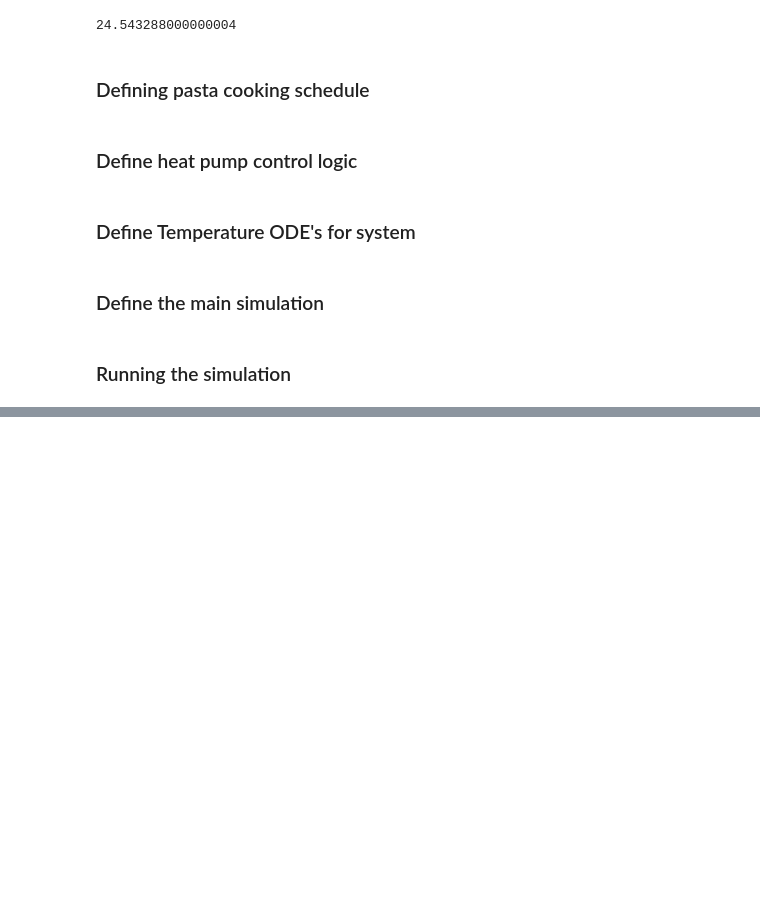
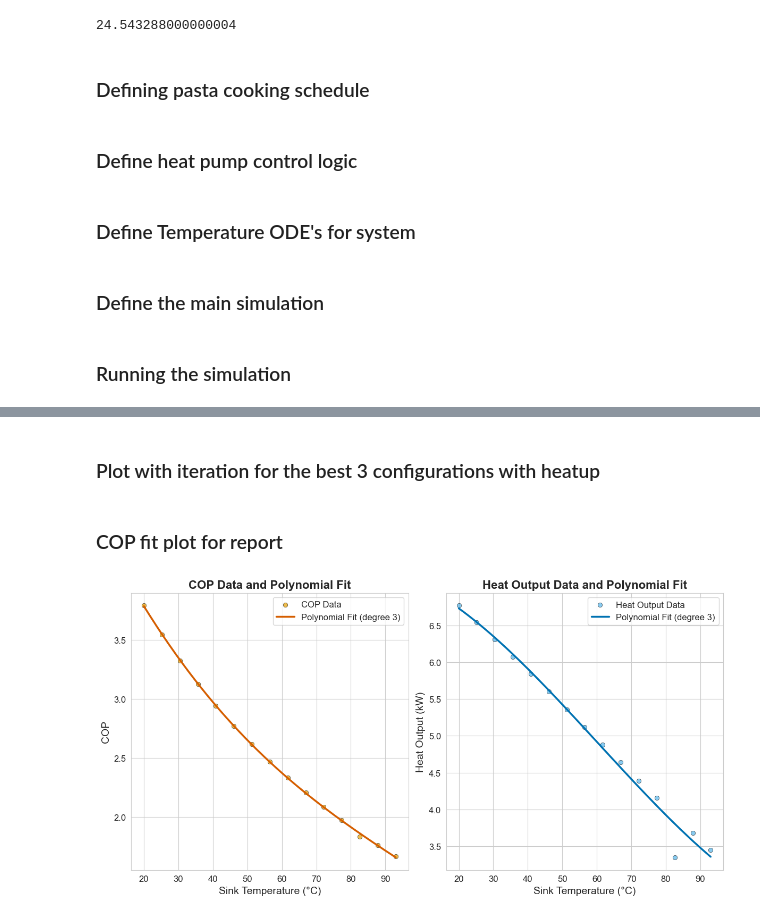
Before and after one commit to ahaeseli/SHC_project, a Jupyter notebook: main model/control_working.ipynb, the cells around one changed output, grey strips where cells are left out. Drawn from its saved outputs; the diff is of its cells as text; code cells hidden in the pictures; blank space fills up the shorter version.

```diff
--- a/main model/control_working.ipynb
+++ b/main model/control_working.ipynb
@@ -463,0 +605,15 @@ plt.show()
+# %%
+
+COP_DATA.clear()
+HEAT_POLY_COEFFS = []
+COP_POLY_COEFFS = []
+print(results)
+
+# --- 1. Get Data ---
+data = results[best_dia][best_fluid]
+COP_DATA.extend(data["COP_DATA"])
+heat_dict = dict(data["HEAT_DATA"])
+
+# --- 2. Fit and Plot ---
+generate_COP_fit()
+generate_heat_fit(heat_dict)
@@ -1143,0 +868,57 @@ print(min(list(T_water[60*104:])))
+# %% [markdown]
+### Plot with iteration for the best 3 configurations with heatup
+# %% [markdown]
+### COP fit plot for report
+# %%
+import matplotlib.pyplot as plt
+import seaborn as sns
+import numpy as np
+
+sns.set_style("whitegrid")
+
+palette = {
+    "cop_data": "#E69F00",
+    "cop_fit": "#D55E00",
+    "heat_data": "#56B4E9",
+    "heat_fit": "#0072B2"
+}
+
+T_plot = np.linspace(20, 93, 200)
+
+fig, (ax1, ax2) = plt.subplots(1, 2, figsize=(12, 6))
+
+# Make each axes box square
+ax1.set_box_aspect(1)
+ax2.set_box_aspect(1)
+
+# --- Left plot: COP ---
+ax1.scatter(*zip(*COP_DATA), color=palette["cop_data"], label='COP Data', alpha=0.7, edgecolor='k', linewidth=0.5)
+COP_fit_vals = [get_COP_from_fit(T, get_heat_from_fit(T)) for T in T_plot]
+ax1.plot(T_plot, COP_fit_vals, color=palette["cop_fit"], lw=2.5, label=f'Polynomial Fit (degree {COP_POLY_DEGREE})')
+
+ax1.set_xlabel('Sink Temperature (°C)', fontsize=14)
+ax1.set_ylabel('COP', fontsize=14)
+ax1.set_title('COP Data and Polynomial Fit', fontsize=16, weight='bold')
+ax1.legend(fontsize=12)
+ax1.grid(True)
+ax1.tick_params(axis='both', labelsize=12)
+
+# --- Right plot: Heat Output ---
+heat_temps, heat_vals = zip(*sorted(heat_dict.items()))
+ax2.scatter(heat_temps, heat_vals, color=palette["heat_data"], label='Heat Output Data', alpha=0.7, edgecolor='k', linewidth=0.5)
+heat_fit_vals = [get_heat_from_fit(T) for T in T_plot]
+ax2.plot(T_plot, heat_fit_vals, color=palette["heat_fit"], lw=2.5, label=f'Polynomial Fit (degree {HEAT_POLY_DEGREE})')
+
+ax2.set_xlabel('Sink Temperature (°C)', fontsize=14)
+ax2.set_ylabel('Heat Output (kW)', fontsize=14)
+ax2.set_title('Heat Output Data and Polynomial Fit', fontsize=16, weight='bold')
+ax2.legend(fontsize=12)
+ax2.grid(True)
+ax2.tick_params(axis='both', labelsize=12)
+
+plt.tight_layout()
+plt.savefig("poly_fit.png", dpi=600)
+
+plt.show()
+# %% [output]
+[figure, added]
```
Also changed, not shown: parts of 26 cells of this notebook.
